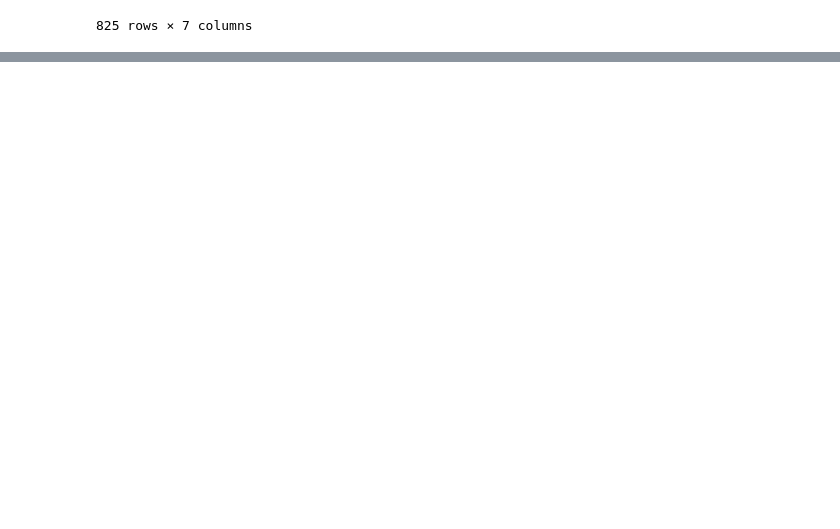
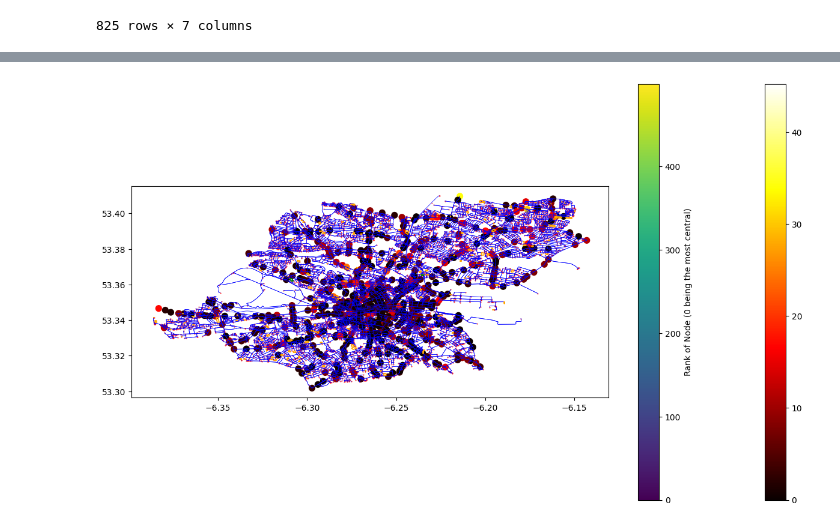
Before and after one commit to williamosherson/hackathon, a Jupyter notebook: hackathon.ipynb, the cells around one changed output, grey strips where cells are left out. Drawn from its saved outputs; the diff is of its cells as text; code cells hidden in the pictures; blank space fills up the shorter version.

```diff
--- a/hackathon.ipynb
+++ b/hackathon.ipynb
@@ -319,3 +211,18 @@ trafficsignals
 | 823 | 974 | BLACKHORSE AVE @ NEPHIN RD | blackhorse ave @ nephin rd | WCITY1 | 53.362728 | -6.311709 | SCATS Site |
 | 824 | 1002 | HEUSTON STATION ACCESS (LUAS) | heuston station access (luas) | CCITY | 53.347053 | -6.291793 | SCATS Site |
 825 rows × 7 columns
+# %%
+# Filter scatsdata to only include sites present in trafficsignals
+filtered_scatsdata = scatsdata[scatsdata['Site'].isin(trafficsignals['SiteID'])]
+
+# Merge the filtered scatsdata with trafficsignals on the site ID
+merged_data = pd.merge(filtered_scatsdata, trafficsignals, left_on='Site', right_on='SiteID', how='left')
+
+# Create a new DataFrame with specified columns
+new_df = merged_data[['SiteID', 'Lat', 'Long', 'Avg_Volume', 'Sum_Volume']]
+
+# Group by SiteID and calculate the mean of the numerical columns
+averaged_df = new_df.groupby('SiteID').mean().reset_index()
+
+# Display the new DataFrame
+display(averaged_df)
@@ -321,0 +268,84 @@ trafficsignals
+# %%
+import geopandas as gpd
+import matplotlib.pyplot as plt
+from shapely.wkt import loads
+import pandas as pd # Import pandas for DataFrame filtering
+import numpy as np # Import numpy for linspace
+import matplotlib.colors as mcolors # Import for colormap normalization
+
+# Assuming 'edges' is a DataFrame with a 'geometry' column containing WKT strings
+# Convert the 'geometry' column to a GeoSeries of shapely objects
+geometry = edges['geometry'].apply(loads)
+visualedges = gpd.GeoDataFrame(edges, geometry=geometry)
+
+# Assuming 'nodes' is a DataFrame with 'x' and 'y' columns for coordinates
+# Create a GeoDataFrame for the nodes
+nodes_geometry = gpd.points_from_xy(nodes['x'], nodes['y'])
+visualnodes = gpd.GeoDataFrame(nodes, geometry=nodes_geometry)
+
+# Convert doubledroads and trippledroads to lists of tuples with original osmids
+doubledroads_osmids = list(map(lambda element: (indextoosmid[element[0]], indextoosmid[element[1]]), doubledroads))
+trippledroads_osmids = list(map(lambda element: (indextoosmid[element[0]], indextoosmid[element[1]]), trippledroads))
+
+
+# Create boolean masks to identify doubled and trippled roads
+is_trippled = visualedges.apply(lambda row: (row['u'], row['v']) in trippledroads_osmids or (row['v'], row['u']) in trippledroads_osmids, axis=1)
+is_doubled = visualedges.apply(lambda row: (row['u'], row['v']) in doubledroads_osmids or (row['v'], row['u']) in doubledroads_osmids, axis=1)
+
+# Separate the trippled roads, doubled roads (excluding trippled), and other roads
+trippled_edges = visualedges[is_trippled]
+doubled_edges = visualedges[is_doubled & ~is_trippled] # Doubled roads that are not trippled
+other_edges = visualedges[~is_doubled] # Roads that are neither doubled nor trippled
+
+# Define the number of top nodes to plot
+n = 500 # Set the desired number of top nodes here
+
+# Extract the top n node indices from sorted_approx_bc
+top_node_indices = [node for node, bc in sorted_approx_bc[:n]]
+
+# Create a GeoDataFrame for the top n nodes
+top_nodes_gdf = visualnodes.iloc[top_node_indices]
+
+# Create a colormap for the top nodes
+cmap = plt.cm.get_cmap('viridis') # Get the colormap object
+
+# Generate colors based on the rank of the node
+colors = cmap(np.linspace(0, 1, n))
+
+# Create a GeoDataFrame for the traffic signals from the averaged_df
+traffic_signals_geometry = gpd.points_from_xy(averaged_df['Long'], averaged_df['Lat'])
+traffic_signals_gdf = gpd.GeoDataFrame(averaged_df, geometry=traffic_signals_geometry)
+
+
+# Now plot the GeoDataFrames
+fig, ax = plt.subplots(1, 1, figsize=(16, 9)) # Increase figure size
+
+# Plot the edges first
+other_edges.plot(ax=ax, linewidth=0.5, color='blue') # Plot other edges in blue
+doubled_edges.plot(ax=ax, linewidth=1.0, color='orange') # Increased linewidth for doubled roads
+trippled_edges.plot(ax=ax, linewidth=1, color='green') # Increased linewidth for trippled roads
+
+# Plot all nodes as red dots with reduced size
+visualnodes.plot(ax=ax, markersize=0.2, color='red')
+
+# Plot the top n nodes on top of all other nodes
+top_nodes_gdf.plot(ax=ax, markersize=50, color='purple') # Increased markersize and varying color for top nodes
+
+# Plot the traffic signals colored by Avg_Volume
+traffic_signals_gdf.plot(ax=ax, markersize=10, column='Avg_Volume', legend=True, cmap='Reds', marker='X', label='Traffic Signals (Avg Volume)')
+
+
+# Add a color bar for the top nodes
+norm = mcolors.Normalize(vmin=0, vmax=n-1) # Normalize the color scale to the number of nodes
+sm = plt.cm.ScalarMappable(cmap=cmap, norm=norm)
+sm.set_array([]) # Needed for the colorbar to work
+cbar = fig.colorbar(sm, ax=ax)
+cbar.set_label('Rank of Node (0 being the most central)')
+
+
+# Save the figure before showing it
+# plt.savefig('edges_plot_with_top_nodes_gradient.png', dpi=1000) # Save with higher dpi and new filename
+
+plt.show()
+# %% [output]
+[figure, added]
```
Also changed, not shown: parts of 8 cells of this notebook.
